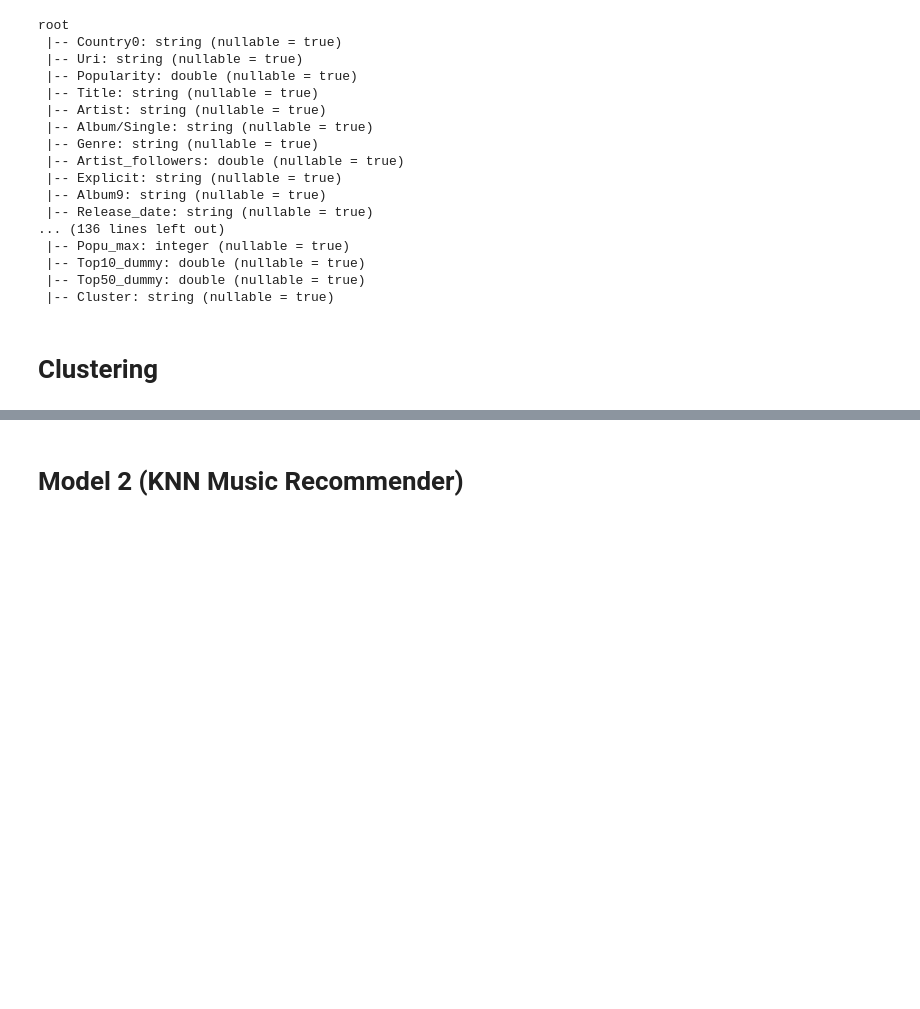
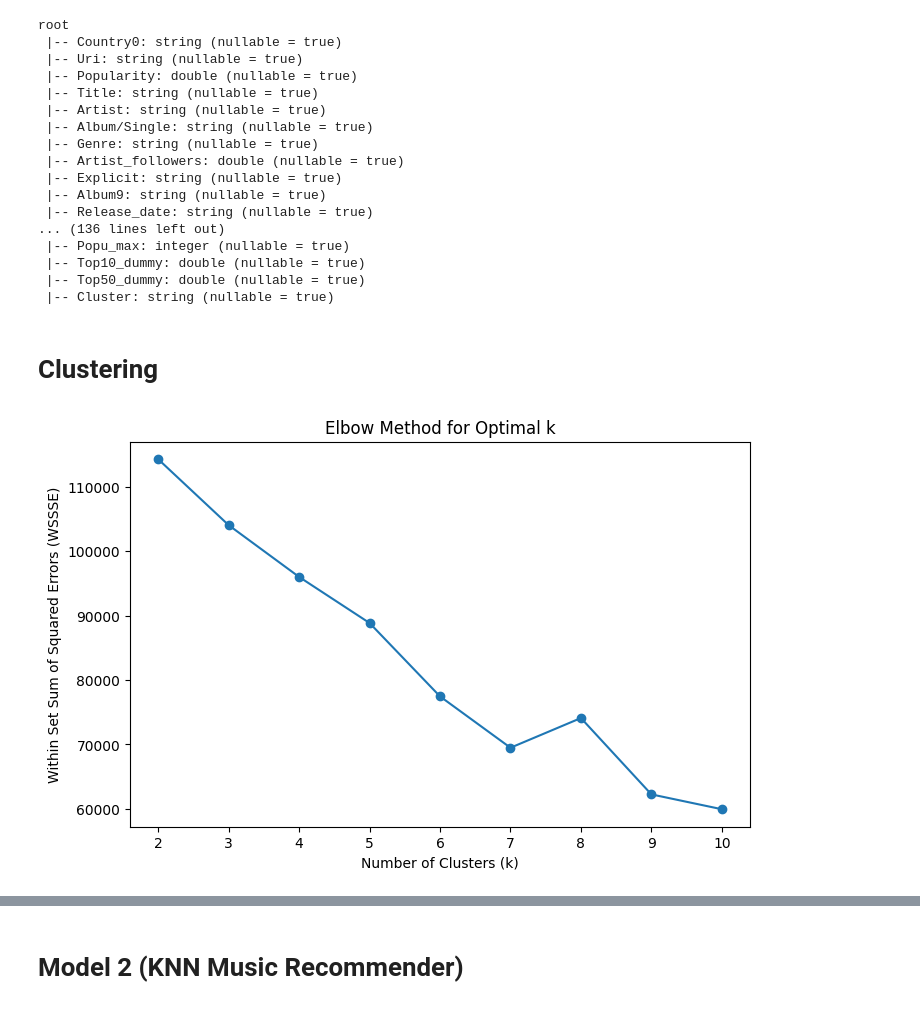
Before and after one commit to nathanbrz/Music_Analytics_and_Recommendation, a Jupyter notebook: code/DS_Clustering.ipynb, the cells around one changed output, grey strips where cells are left out. Cells and saved outputs as stored; diff of their text form; code cells hidden in the pictures; blank space fills up the shorter version.

```diff
--- a/code/DS_Clustering.ipynb
+++ b/code/DS_Clustering.ipynb
@@ -170,0 +192,38 @@ root
+# %%
+import matplotlib.pyplot as plt
+
+# Initialize variables
+wssse_values = []
+k_values = range(2, 11)  # Test k from 2 to 10
+
+for k in k_values:
+    # Fit K-Means with k clusters
+    kmeans = KMeans(featuresCol="scaled_features", k=k, seed=1)
+    kmeans_model = kmeans.fit(scaled_df)
+
+    # Calculate WSSSE
+    centroids = kmeans_model.clusterCenters()
+    broadcast_centroids = spark.sparkContext.broadcast(centroids)
+
+    @udf(DoubleType())
+    def compute_squared_distance(point, cluster_id):
+        centroid = broadcast_centroids.value[cluster_id]
+        return float(np.sum((np.array(point) - np.array(centroid)) ** 2))
+
+    clusters_df = kmeans_model.transform(scaled_df)
+    clusters_df = clusters_df.withColumn(
+        "squared_distance",
+        compute_squared_distance("scaled_features", "prediction")
+    )
+    wssse = clusters_df.select("squared_distance").rdd.map(lambda row: row[0]).sum()
+    wssse_values.append(wssse)
+
+# Plot WSSSE vs. k
+plt.figure(figsize=(8, 5))
+plt.plot(k_values, wssse_values, marker='o')
+plt.xlabel("Number of Clusters (k)")
+plt.ylabel("Within Set Sum of Squared Errors (WSSSE)")
+plt.title("Elbow Method for Optimal k")
+plt.show()
+# %% [output]
+[figure, added]
```
Also changed, not shown: parts of 8 cells of this notebook.
